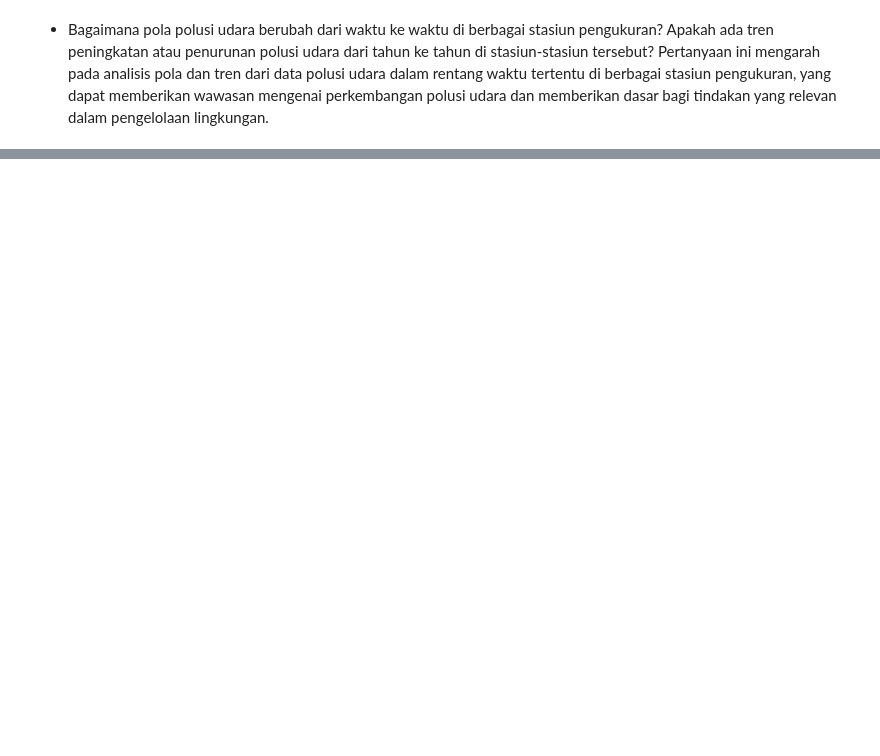
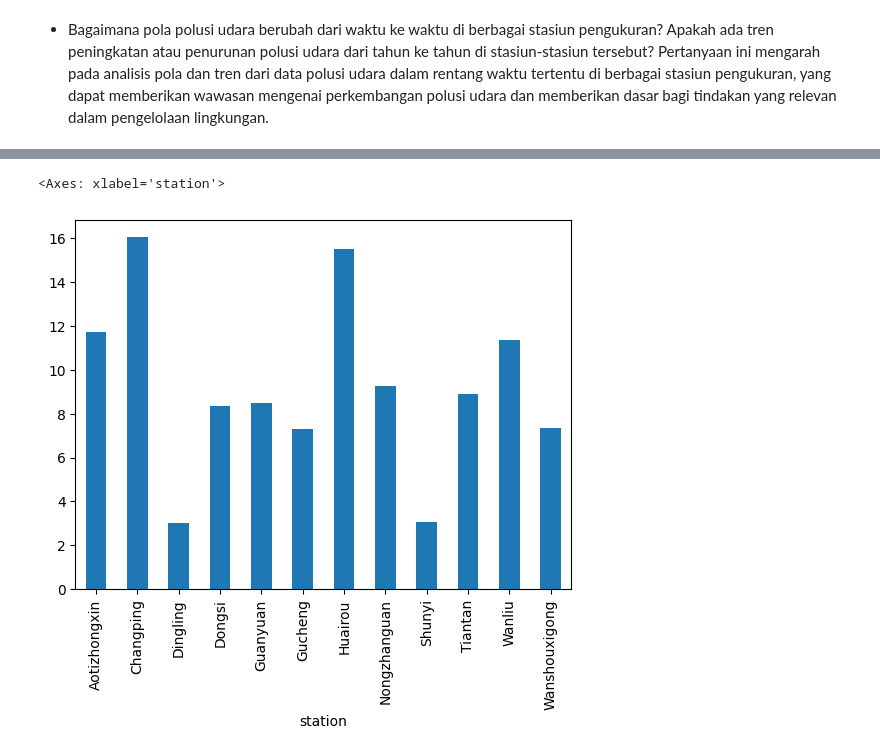
Before and after one commit to IvanSholana/Air-Quality-Dashboard, a Jupyter notebook: Proyek Analisis Data.ipynb, the cells around one changed output, grey strips where cells are left out. Saved outputs shown, nothing was run; the diff lists cells and outputs as text; code cells hidden in the pictures; blank space fills up the shorter version.

```diff
--- a/Proyek Analisis Data.ipynb
+++ b/Proyek Analisis Data.ipynb
@@ -281,0 +341,5 @@ Terdapat trend yang nampak jelas yaitu terjadi peningkatan SO2 antara jam 5 hing
+# %%
+filtered_data.groupby('station')['SO2'].mean().plot(kind='bar')
+# %% [output]
+<Axes: xlabel='station'>
+[figure, added]
```
Also changed, not shown: parts of 31 cells of this notebook, 1 other file.
